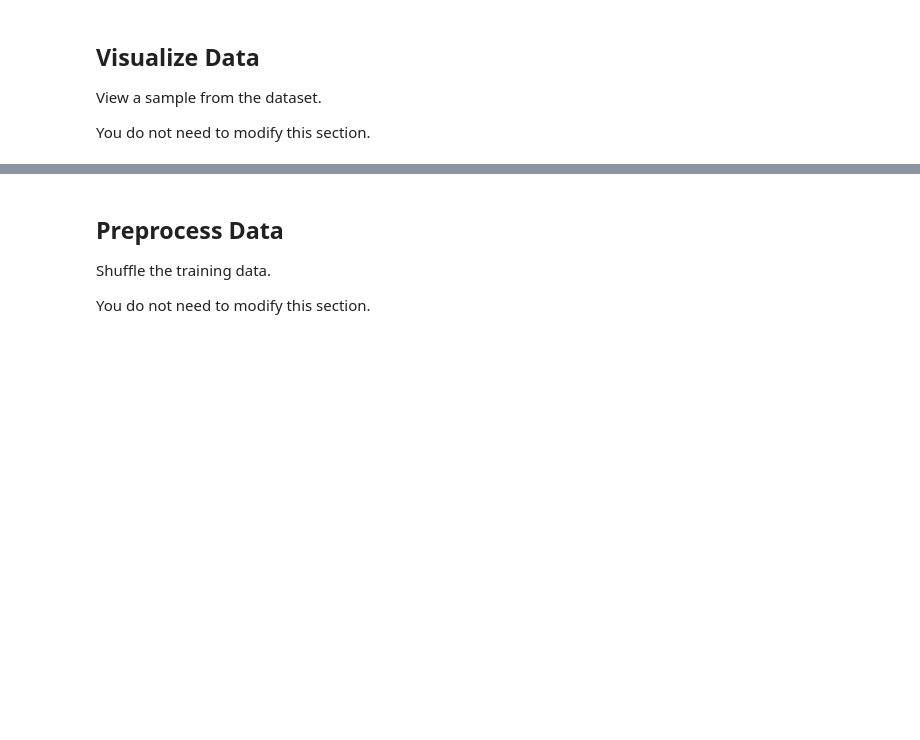
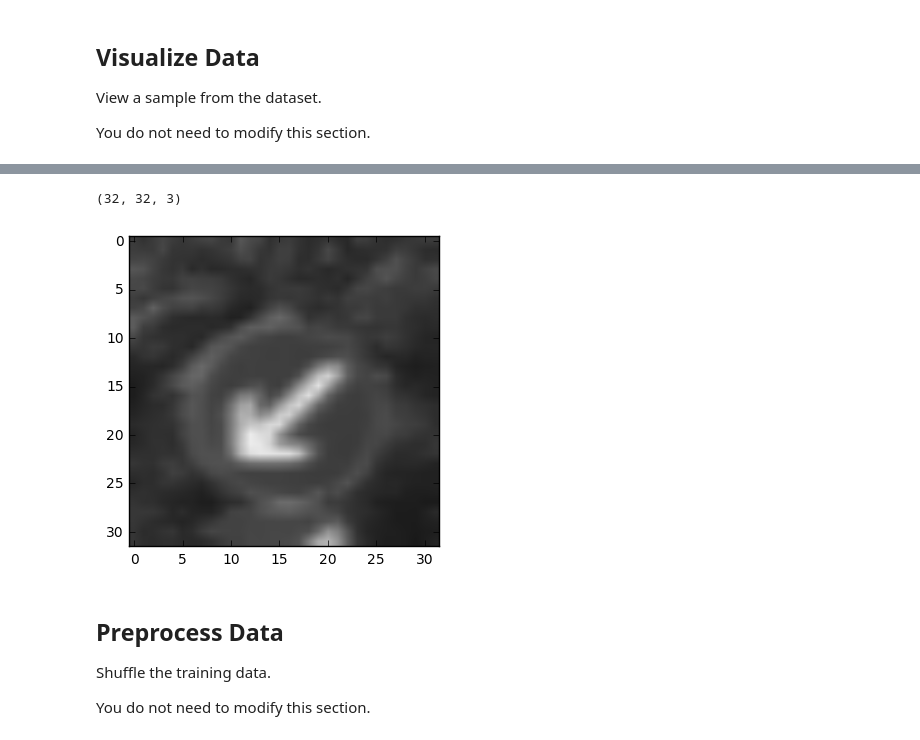
Before and after one commit to ddrm86/udacity-selfdriving-p2, a Jupyter notebook: LeNet-Lab-Solution.ipynb, the cells around one changed output, grey strips where cells are left out. Drawn from its saved outputs; the diff is of its cells as text; code cells hidden in the pictures; blank space fills up the shorter version.

```diff
--- a/LeNet-Lab-Solution.ipynb
+++ b/LeNet-Lab-Solution.ipynb
@@ -105,3 +119,10 @@ print(y_train[index])
+# %%
+pruebab = cv2.cvtColor(pruebag,cv2.COLOR_GRAY2RGB)
+plt.imshow(pruebab, cmap='gray')
+print(pruebab.shape)
+# %% [output]
+(32, 32, 3)
+[figure, added]
 # %% [markdown]
 ## Preprocess Data
 
```
Also changed, not shown: parts of 7 cells of this notebook.
